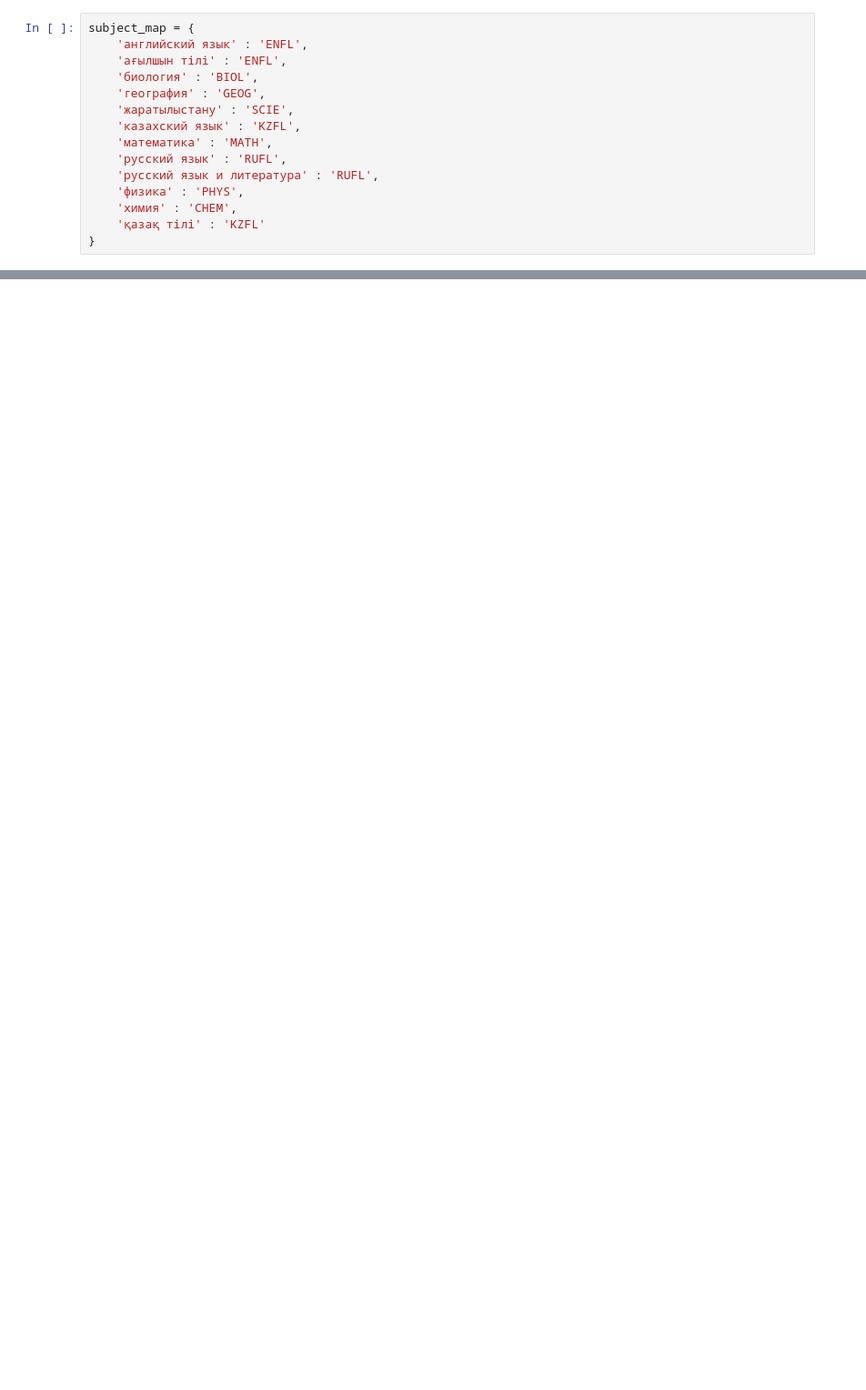
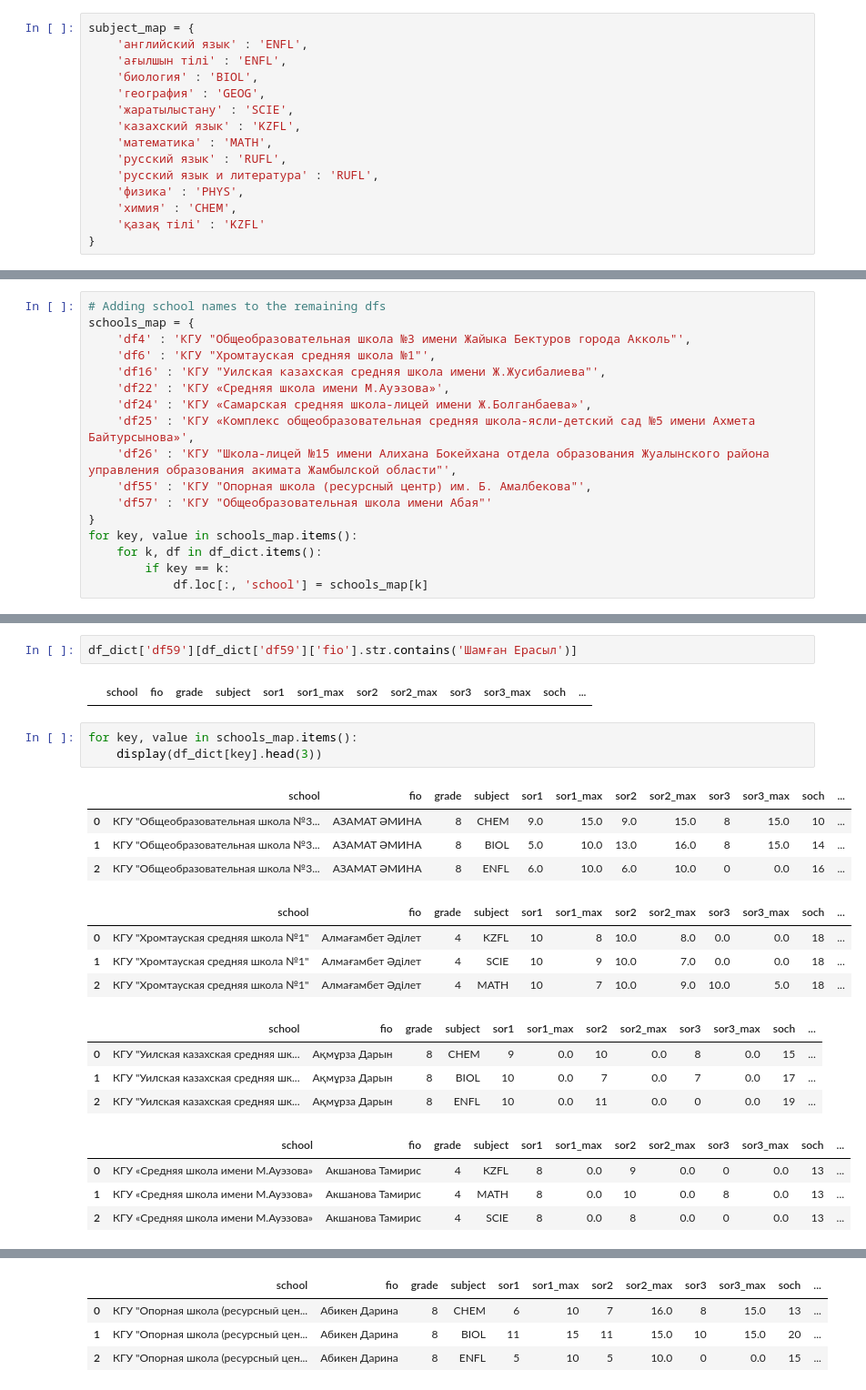
Before and after one commit to rkasseno/report-automation, a Jupyter notebook: suburban_schools/sor_soch_cleaning/data_cleaning.ipynb, the cells around one changed output, grey strips where cells are left out. Shown: that part at 91% size. Drawn from its saved outputs; the diff is of its cells as text; blank space fills up the shorter version.

```diff
--- a/suburban_schools/sor_soch_cleaning/data_cleaning.ipynb
+++ b/suburban_schools/sor_soch_cleaning/data_cleaning.ipynb
@@ -194,0 +247,17 @@ for key, df in df_dict.items():
+# %%
+# Adding school names to the remaining dfs
+schools_map = {
+    'df4' : 'КГУ "Общеобразовательная школа №3 имени Жайыка Бектуров города Акколь"',
+    'df6' : 'КГУ "Хромтауская средняя школа №1"',
+    'df16' : 'КГУ "Уилская казахская средняя школа имени Ж.Жусибалиева"',
+    'df22' : 'КГУ «Средняя школа имени М.Ауэзова»',
+    'df24' : 'КГУ «Самарская средняя школа-лицей имени Ж.Болганбаева»',
+    'df25' : 'КГУ «Комплекс общеобразовательная средняя школа-ясли-детский сад №5 имени Ахмета Байтурсынова»',
+    'df26' : 'КГУ "Школа-лицей №15 имени Алихана Бокейхана отдела образования Жуалынского района управления образования акимата Жамбылской области"',
+    'df55' : 'КГУ "Опорная школа (ресурсный центр) им. Б. Амалбекова"',
+    'df57' : 'КГУ "Общеобразовательная школа имени Абая"'
+}
+for key, value in schools_map.items():
+    for k, df in df_dict.items():
+        if key == k:
+            df.loc[:, 'school'] = schools_map[k]
@@ -194,0 +304,24 @@ for key, df in df_dict.items():
+# %%
+df_dict['df59'][df_dict['df59']['fio'].str.contains('Шамған Ерасыл')]
+# %% [output]
+|  | school | fio | grade | subject | sor1 | sor1_max | sor2 | sor2_max | sor3 | sor3_max | soch | ... |
+# %%
+for key, value in schools_map.items():
+    display(df_dict[key].head(3))
+# %% [output]
+|  | school | fio | grade | subject | sor1 | sor1_max | sor2 | sor2_max | sor3 | sor3_max | soch | ... |
+| 0 | КГУ "Общеобразовательная школа №3... | АЗАМАТ ӘМИНА | 8 | CHEM | 9.0 | 15.0 | 9.0 | 15.0 | 8 | 15.0 | 10 | ... |
+| 1 | КГУ "Общеобразовательная школа №3... | АЗАМАТ ӘМИНА | 8 | BIOL | 5.0 | 10.0 | 13.0 | 16.0 | 8 | 15.0 | 14 | ... |
+| 2 | КГУ "Общеобразовательная школа №3... | АЗАМАТ ӘМИНА | 8 | ENFL | 6.0 | 10.0 | 6.0 | 10.0 | 0 | 0.0 | 16 | ... |
+|  | school | fio | grade | subject | sor1 | sor1_max | sor2 | sor2_max | sor3 | sor3_max | soch | ... |
+| 0 | КГУ "Хромтауская средняя школа №1" | Алмағамбет Әділет | 4 | KZFL | 10 | 8 | 10.0 | 8.0 | 0.0 | 0.0 | 18 | ... |
+| 1 | КГУ "Хромтауская средняя школа №1" | Алмағамбет Әділет | 4 | SCIE | 10 | 9 | 10.0 | 7.0 | 0.0 | 0.0 | 18 | ... |
+| 2 | КГУ "Хромтауская средняя школа №1" | Алмағамбет Әділет | 4 | MATH | 10 | 7 | 10.0 | 9.0 | 10.0 | 5.0 | 18 | ... |
+|  | school | fio | grade | subject | sor1 | sor1_max | sor2 | sor2_max | sor3 | sor3_max | soch | ... |
+| 0 | КГУ "Уилская казахская средняя шк... | Ақмұрза Дарын | 8 | CHEM | 9 | 0.0 | 10 | 0.0 | 8 | 0.0 | 15 | ... |
+| 1 | КГУ "Уилская казахская средняя шк... | Ақмұрза Дарын | 8 | BIOL | 10 | 0.0 | 7 | 0.0 | 7 | 0.0 | 17 | ... |
+| 2 | КГУ "Уилская казахская средняя шк... | Ақмұрза Дарын | 8 | ENFL | 10 | 0.0 | 11 | 0.0 | 0 | 0.0 | 19 | ... |
+|  | school | fio | grade | subject | sor1 | sor1_max | sor2 | sor2_max | sor3 | sor3_max | soch | ... |
+| 0 | КГУ «Средняя школа имени М.Ауэзова» | Акшанова Тамирис | 4 | KZFL | 8 | 0.0 | 9 | 0.0 | 0 | 0.0 | 13 | ... |
+| 1 | КГУ «Средняя школа имени М.Ауэзова» | Акшанова Тамирис | 4 | MATH | 8 | 0.0 | 10 | 0.0 | 8 | 0.0 | 13 | ... |
+| 2 | КГУ «Средняя школа имени М.Ауэзова» | Акшанова Тамирис | 4 | SCIE | 8 | 0.0 | 8 | 0.0 | 0 | 0.0 | 13 | ... |
@@ -194,0 +340,4 @@ for key, df in df_dict.items():
+|  | school | fio | grade | subject | sor1 | sor1_max | sor2 | sor2_max | sor3 | sor3_max | soch | ... |
+| 0 | КГУ "Опорная школа (ресурсный цен... | Абикен Дарина | 8 | CHEM | 6 | 10 | 7 | 16.0 | 8 | 15.0 | 13 | ... |
+| 1 | КГУ "Опорная школа (ресурсный цен... | Абикен Дарина | 8 | BIOL | 11 | 15 | 11 | 15.0 | 10 | 15.0 | 20 | ... |
+| 2 | КГУ "Опорная школа (ресурсный цен... | Абикен Дарина | 8 | ENFL | 5 | 10 | 5 | 10.0 | 0 | 0.0 | 15 | ... |
```
Also changed, not shown: parts of 37 cells of this notebook, 2 other files.
